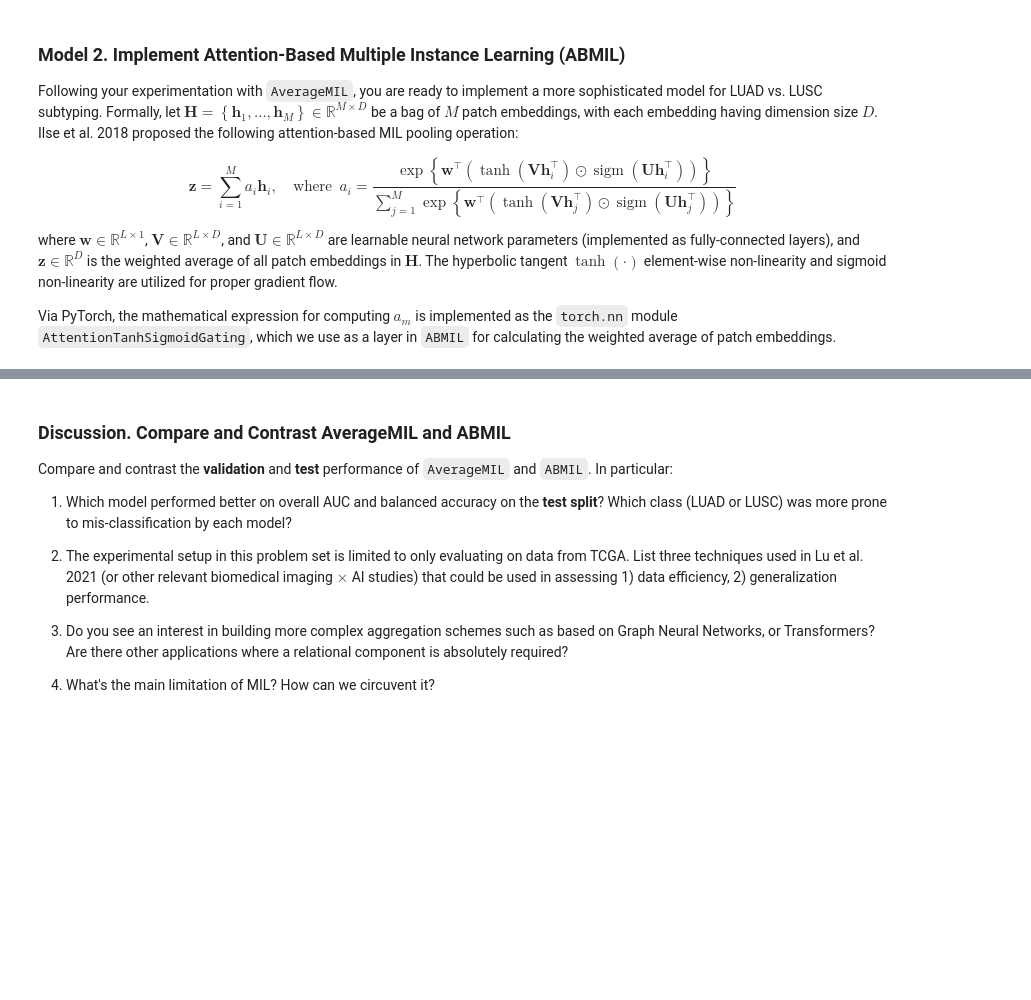
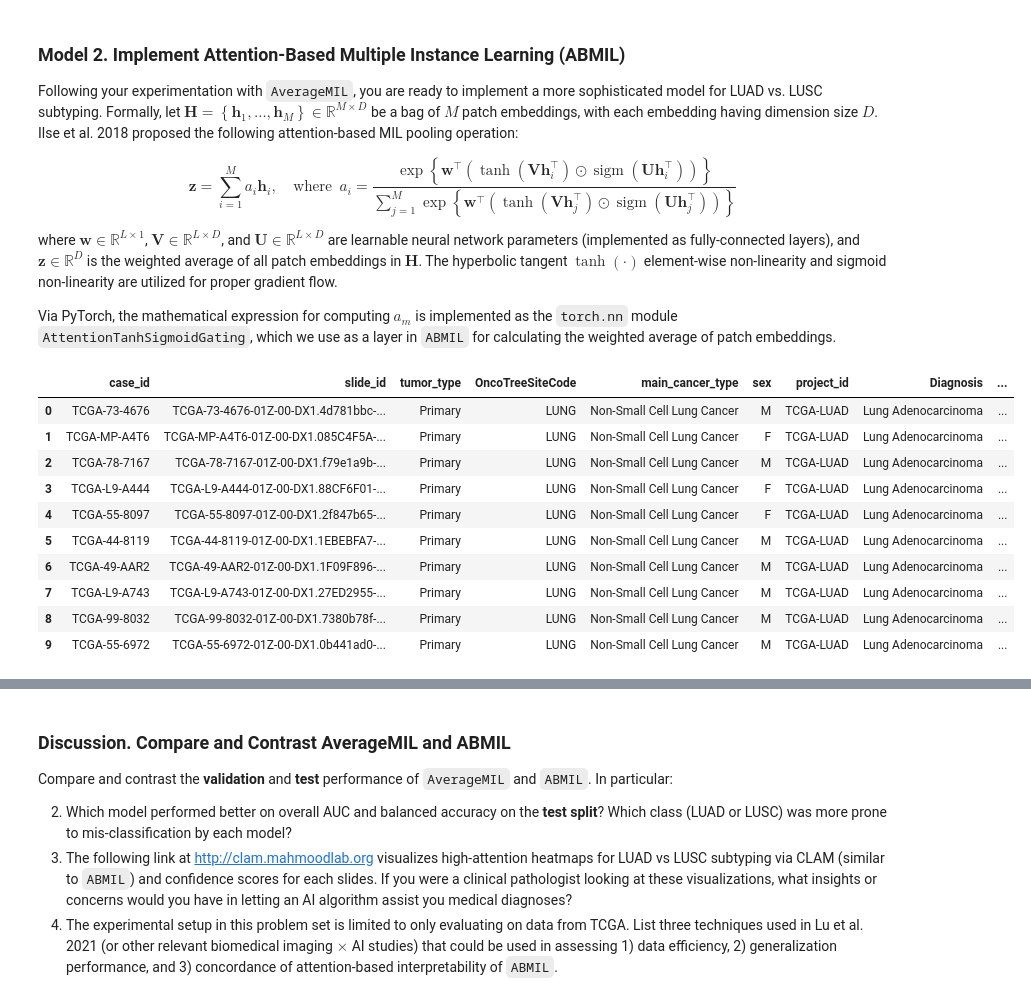
Before and after one commit to guillaumejaume/mil-tutorial, a Jupyter notebook: Session 2 -- Multiple Instance Learning.ipynb, the cells around one changed output, grey strips where cells are left out. Saved outputs shown, nothing was run; the diff lists cells and outputs as text; code cells hidden in the pictures; blank space fills up the shorter version.

```diff
--- a/Session 2 -- Multiple Instance Learning.ipynb
+++ b/Session 2 -- Multiple Instance Learning.ipynb
@@ -258,8 +323,8 @@ torch.manual_seed(2023)
 feats_dirpath, csv_fpath = './feats_pt/', './tcga_lung_splits.csv'
 loader_kwargs = {
     'batch_size': 1,
-#     'num_workers': 0,
-#     'pin_memory': False
+    'num_workers': 2,
+    'pin_memory': False
 }
 train_dataset, val_dataset, test_dataset = [MILDataset(feats_dirpath, csv_fpath, which_split=split) for split in ['train', 'val', 'test']]
 train_loader = torch.utils.data.DataLoader(train_dataset, shuffle=True, **loader_kwargs)
@@ -375,7 +458,12 @@ class ABMIL(nn.Module):
 torch.manual_seed(2023)
 
 # Get data loaders for train-val-test split evaluation
-feats_dirpath, csv_fpath = './feats_pt/', './tcga_lung_splits.csv'
+if use_drive:
+  feats_dirpath = '/content/drive/My Drive/ai4healthsummerschool/feats_pt/'
+  csv_fpath = '/content/drive/My Drive/ai4healthsummerschool/tcga_lung_splits.csv'
+else:
+  feats_dirpath, csv_fpath = './feats_pt/', './tcga_lung_splits.csv'
+
 display(pd.read_csv(csv_fpath).head(10)) # visualize data
 loader_kwargs = {'batch_size': 1, 'num_workers': 2, 'pin_memory': False} # Batch size set to 1 due to variable bag sizes. Hard to collate.
 train_dataset, val_dataset, test_dataset = [MILDataset(feats_dirpath, csv_fpath, which_split=split) for split in ['train', 'val', 'test']]
@@ -386,30 +474,42 @@ test_loader = torch.utils.data.DataLoader(test_dataset, shuffle=False, **loader_
 # Get model, optimizer, and loss function
 device = torch.device('cpu')
 model = ABMIL(input_dim=320, hidden_dim=64).to(device)
 optimizer = torch.optim.AdamW(model.parameters(), lr=1e-4, weight_decay=1e-5)
 loss_fn = nn.CrossEntropyLoss()
 
 # Set-up train-validation loop and early stopping
 num_epochs, min_early_stopping, patience, counter = 20, 10, 5, 0
 lowest_val_loss, best_model = np.inf, None
 all_train_logs, all_val_logs = [], [] # TODO: do something with train_log / val_log every epoch to help visualize performance curves?
 for epoch in range(num_epochs):
     train_log = traineval_epoch(epoch, model, train_loader, optimizer=optimizer, split='train', device=device, verbose=2, print_every=200)
     val_log = traineval_epoch(epoch, model, val_loader, optimizer=None, split='val', device=device, verbose=1)
     val_loss = val_log['val loss']
 
     # Early stopping: If validation loss does not go down for <patience> epochs after <min_early_stopping> epochs, stop model training early
     if (epoch > min_early_stopping):
         if (val_loss < lowest_val_loss):
             print(f'Resetting early-stopping counter: {lowest_val_loss:.04f} -> {val_loss:.04f}...')
             lowest_val_loss, counter, best_model = val_loss, 0, copy.deepcopy(model)
         else:
             print(f'Early-stopping counter updating: {counter}/{patience} -> {counter+1}/{patience}...')
             counter += 1
 
     if counter >= patience: break
     print()
 
 # Report best model (lowest validation loss) on test split
 best_model = model if (best_model is None) else best_model
 test_log = traineval_epoch(epoch, best_model, test_loader, optimizer=None, split='test', device=device, verbose=1)
+# %% [output]
+|  | case_id | slide_id | tumor_type | OncoTreeSiteCode | main_cancer_type | sex | project_id | Diagnosis | ... |
+| 0 | TCGA-73-4676 | TCGA-73-4676-01Z-00-DX1.4d781bbc-... | Primary | LUNG | Non-Small Cell Lung Cancer | M | TCGA-LUAD | Lung Adenocarcinoma | ... |
+| 1 | TCGA-MP-A4T6 | TCGA-MP-A4T6-01Z-00-DX1.085C4F5A-... | Primary | LUNG | Non-Small Cell Lung Cancer | F | TCGA-LUAD | Lung Adenocarcinoma | ... |
+| 2 | TCGA-78-7167 | TCGA-78-7167-01Z-00-DX1.f79e1a9b-... | Primary | LUNG | Non-Small Cell Lung Cancer | M | TCGA-LUAD | Lung Adenocarcinoma | ... |
+| 3 | TCGA-L9-A444 | TCGA-L9-A444-01Z-00-DX1.88CF6F01-... | Primary | LUNG | Non-Small Cell Lung Cancer | F | TCGA-LUAD | Lung Adenocarcinoma | ... |
+| 4 | TCGA-55-8097 | TCGA-55-8097-01Z-00-DX1.2f847b65-... | Primary | LUNG | Non-Small Cell Lung Cancer | F | TCGA-LUAD | Lung Adenocarcinoma | ... |
+| 5 | TCGA-44-8119 | TCGA-44-8119-01Z-00-DX1.1EBEBFA7-... | Primary | LUNG | Non-Small Cell Lung Cancer | M | TCGA-LUAD | Lung Adenocarcinoma | ... |
+| 6 | TCGA-49-AAR2 | TCGA-49-AAR2-01Z-00-DX1.1F09F896-... | Primary | LUNG | Non-Small Cell Lung Cancer | M | TCGA-LUAD | Lung Adenocarcinoma | ... |
+| 7 | TCGA-L9-A743 | TCGA-L9-A743-01Z-00-DX1.27ED2955-... | Primary | LUNG | Non-Small Cell Lung Cancer | M | TCGA-LUAD | Lung Adenocarcinoma | ... |
+| 8 | TCGA-99-8032 | TCGA-99-8032-01Z-00-DX1.7380b78f-... | Primary | LUNG | Non-Small Cell Lung Cancer | M | TCGA-LUAD | Lung Adenocarcinoma | ... |
+| 9 | TCGA-55-6972 | TCGA-55-6972-01Z-00-DX1.0b441ad0-... | Primary | LUNG | Non-Small Cell Lung Cancer | M | TCGA-LUAD | Lung Adenocarcinoma | ... |
@@ -418,13 +535,6 @@ test_log = traineval_epoch(epoch, best_model, test_loader, optimizer=None, split
 
 Compare and contrast the **validation** and **test** performance of `AverageMIL` and `ABMIL`. In particular:
 
-1. Which model performed better on overall AUC and balanced accuracy on the **test split**? Which class (LUAD or LUSC) was more prone to mis-classification by each model?
-
-
-2. The experimental setup in this problem set is limited to only evaluating on data from TCGA. List three techniques used in Lu et al. 2021 (or other relevant biomedical imaging $\times$ AI studies) that could be used in assessing 1) data efficiency, 2) generalization performance.
-
-
-3. Do you see an interest in building more complex aggregation schemes such as based on Graph Neural Networks, or Transformers? Are there other applications where a relational component is absolutely required?
-
-
-4. What's the main limitation of MIL? How can we circuvent it?
+2. Which model performed better on overall AUC and balanced accuracy on the **test split**? Which class (LUAD or LUSC) was more prone to mis-classification by each model?
+3. The following link at [http://clam.mahmoodlab.org](http://clam.mahmoodlab.org) visualizes high-attention heatmaps for LUAD vs LUSC subtyping via CLAM (similar to `ABMIL`) and confidence scores for each slides. If you were a clinical pathologist looking at these visualizations, what insights or concerns would you have in letting an AI algorithm assist you medical diagnoses?
+4. The experimental setup in this problem set is limited to only evaluating on data from TCGA. List three techniques used in Lu et al. 2021 (or other relevant biomedical imaging $\times$ AI studies) that could be used in assessing 1) data efficiency, 2) generalization performance, and 3) concordance of attention-based interpretability of `ABMIL`.
```
Also changed, not shown: parts of 8 cells of this notebook.
